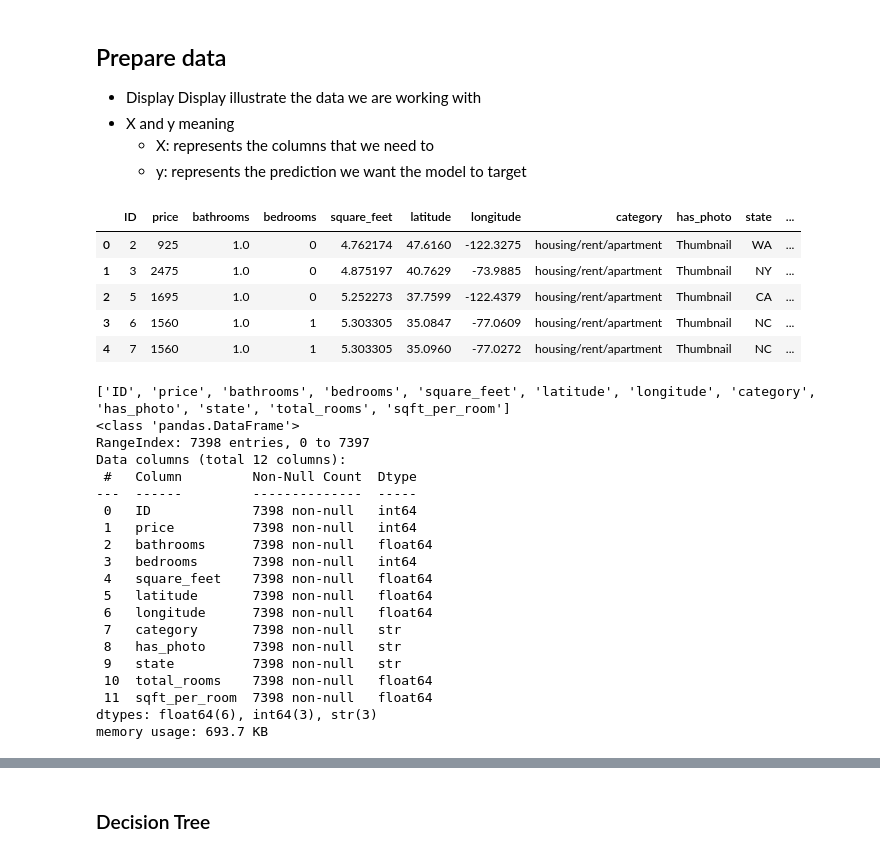
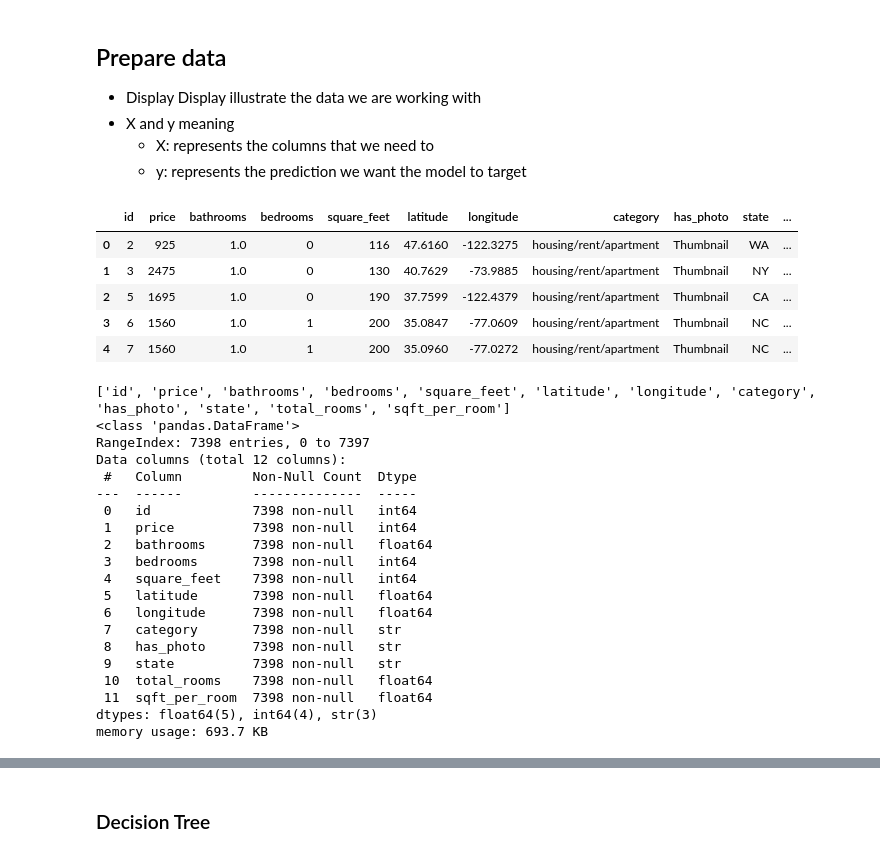
Before and after one commit to Lvl-Up-Slime/CAI_4105_2026_Fall_Team_6, a Jupyter notebook: challenge1/challenge1.ipynb, the cells around one changed output, grey strips where cells are left out. Saved outputs shown, nothing was run; the diff lists cells and outputs as text; code cells hidden in the pictures.

```diff
--- a/challenge1/challenge1.ipynb
+++ b/challenge1/challenge1.ipynb
@@ -28,33 +28,34 @@ warnings.filterwarnings('ignore', module='sklearn.preprocessing')
 # %%
 apartments = pd.read_csv("challenge1_train.csv")
 apartments_working = apartments.copy()
 
 # feature engineering
-apartments_working['square_feet'] = np.log1p(apartments_working['square_feet'])
+
 apartments_working['total_rooms'] = apartments_working['bedrooms'] + apartments_working['bathrooms']
 apartments_working['sqft_per_room'] = apartments_working['square_feet'] / apartments_working['total_rooms']
 
+apartments_working.columns = apartments_working.columns.str.strip().str.lower()
 display(apartments_working.head())
 print(apartments_working.columns.tolist())
 apartments_working.info()
 # %% [output]
-|  | ID | price | bathrooms | bedrooms | square_feet | latitude | longitude | category | has_photo | state | ... |
-| 0 | 2 | 925 | 1.0 | 0 | 4.762174 | 47.6160 | -122.3275 | housing/rent/apartment | Thumbnail | WA | ... |
-| 1 | 3 | 2475 | 1.0 | 0 | 4.875197 | 40.7629 | -73.9885 | housing/rent/apartment | Thumbnail | NY | ... |
-| 2 | 5 | 1695 | 1.0 | 0 | 5.252273 | 37.7599 | -122.4379 | housing/rent/apartment | Thumbnail | CA | ... |
-| 3 | 6 | 1560 | 1.0 | 1 | 5.303305 | 35.0847 | -77.0609 | housing/rent/apartment | Thumbnail | NC | ... |
-| 4 | 7 | 1560 | 1.0 | 1 | 5.303305 | 35.0960 | -77.0272 | housing/rent/apartment | Thumbnail | NC | ... |
+|  | id | price | bathrooms | bedrooms | square_feet | latitude | longitude | category | has_photo | state | ... |
+| 0 | 2 | 925 | 1.0 | 0 | 116 | 47.6160 | -122.3275 | housing/rent/apartment | Thumbnail | WA | ... |
+| 1 | 3 | 2475 | 1.0 | 0 | 130 | 40.7629 | -73.9885 | housing/rent/apartment | Thumbnail | NY | ... |
+| 2 | 5 | 1695 | 1.0 | 0 | 190 | 37.7599 | -122.4379 | housing/rent/apartment | Thumbnail | CA | ... |
+| 3 | 6 | 1560 | 1.0 | 1 | 200 | 35.0847 | -77.0609 | housing/rent/apartment | Thumbnail | NC | ... |
+| 4 | 7 | 1560 | 1.0 | 1 | 200 | 35.0960 | -77.0272 | housing/rent/apartment | Thumbnail | NC | ... |
-['ID', 'price', 'bathrooms', 'bedrooms', 'square_feet', 'latitude', 'longitude', 'category', 'has_photo', 'state', 'total_rooms', 'sqft_per_room']
+['id', 'price', 'bathrooms', 'bedrooms', 'square_feet', 'latitude', 'longitude', 'category', 'has_photo', 'state', 'total_rooms', 'sqft_per_room']
 <class 'pandas.DataFrame'>
 RangeIndex: 7398 entries, 0 to 7397
 Data columns (total 12 columns):
  #   Column         Non-Null Count  Dtype
 ---  ------         --------------  -----
- 0   ID             7398 non-null   int64
+ 0   id             7398 non-null   int64
  1   price          7398 non-null   int64
  2   bathrooms      7398 non-null   float64
  3   bedrooms       7398 non-null   int64
- 4   square_feet    7398 non-null   float64
+ 4   square_feet    7398 non-null   int64
  5   latitude       7398 non-null   float64
  6   longitude      7398 non-null   float64
  7   category       7398 non-null   str
@@ -62,5 +63,5 @@ Data columns (total 12 columns):
  9   state          7398 non-null   str
  10  total_rooms    7398 non-null   float64
  11  sqft_per_room  7398 non-null   float64
-dtypes: float64(6), int64(3), str(3)
+dtypes: float64(5), int64(4), str(3)
 memory usage: 693.7 KB
```
Also changed, not shown: parts of 17 cells of this notebook, 3 other files.
